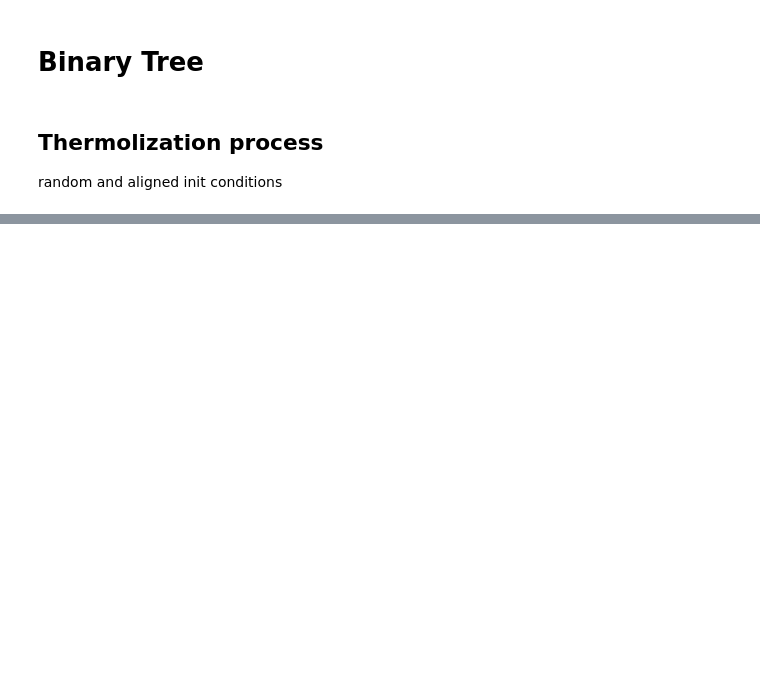
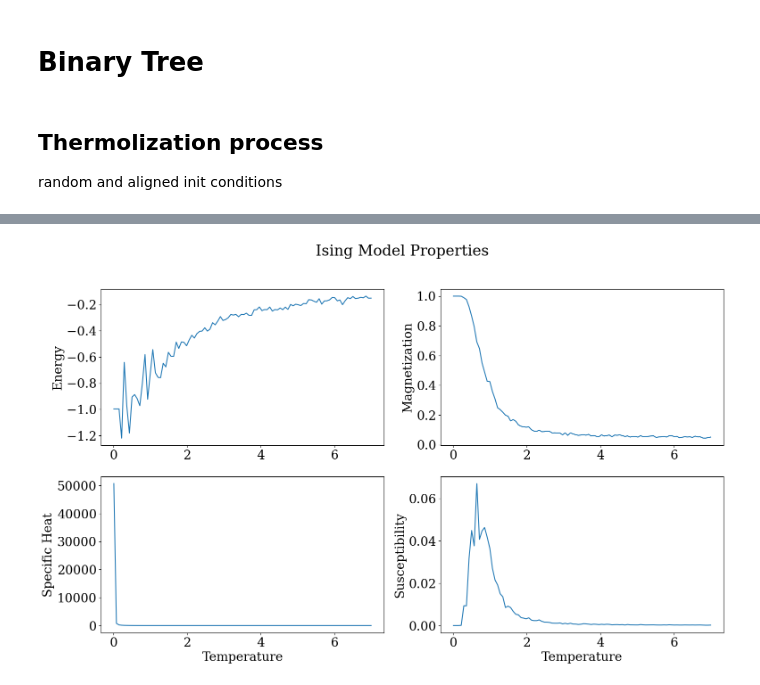
Before and after one commit to debienicolas/Tumor-Ising-model, a Jupyter notebook: full_sim.ipynb, the cells around one changed output, grey strips where cells are left out. Cells and saved outputs as stored; diff of their text form; code cells hidden in the pictures; blank space fills up the shorter version.

```diff
--- a/full_sim.ipynb
+++ b/full_sim.ipynb
@@ -485,0 +488,14 @@ Temperature: 2.9899999999999998 - Time taken: 5.883977890014648
+# %%
+from utils.gen_utils import plot_magn_energy_spech_susc
+plot_magn_energy_spech_susc(
+    magn=magn,
+    energy=energy,
+    specific_heat=specific_heat,
+    susceptibility=susceptibility,
+    temps=temps,
+    show=True
+)
+# metropolis d=4 -> h=3.0
+# wolff
+# %% [output]
+[figure, added]
```
Also changed, not shown: parts of 21 cells of this notebook, 3 other files.
